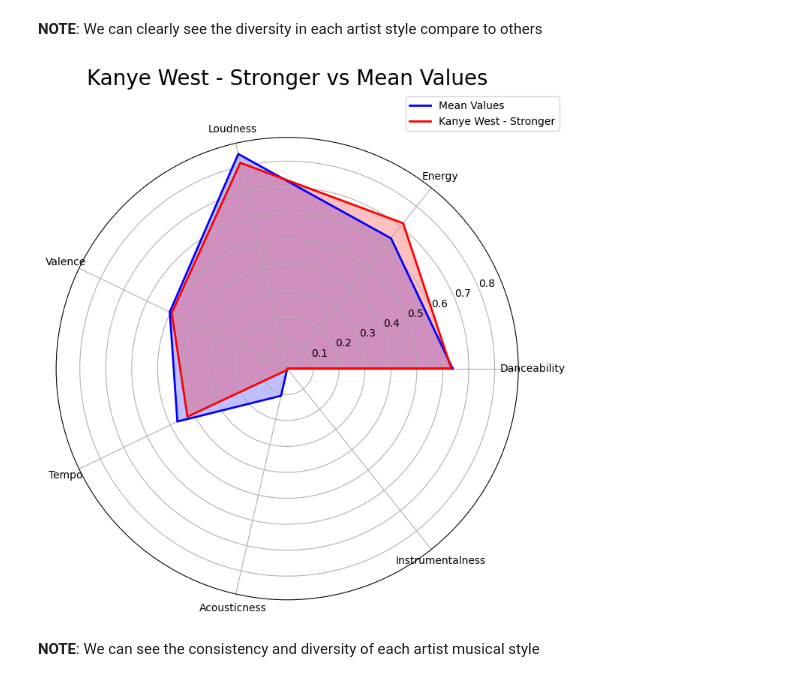
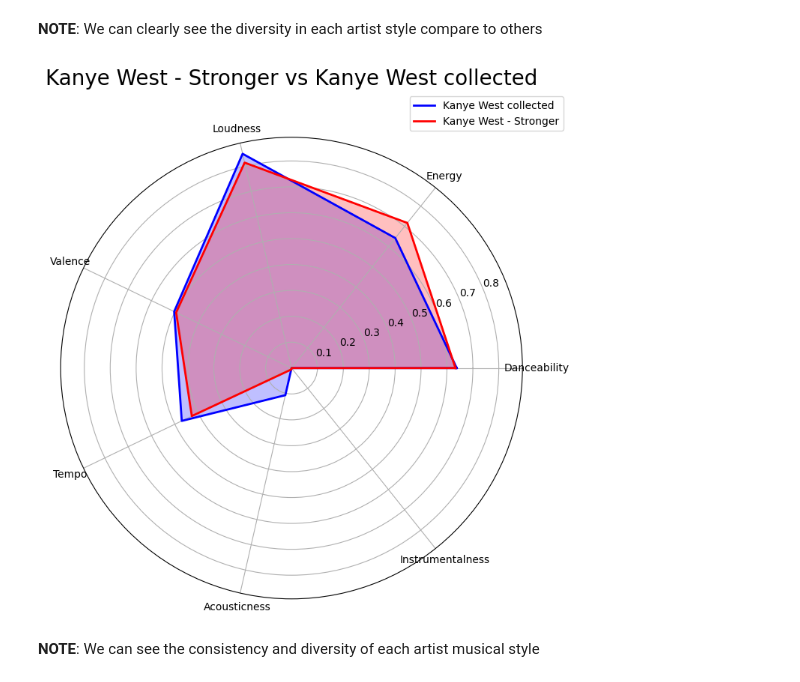
Before and after one commit to pvihung/Song_Analysis, a Jupyter notebook: EDA/SpotifyAnalysisUpdate.ipynb, the cells around one changed output. Cells and saved outputs as stored; diff of their text form; code cells hidden in the pictures.

```diff
--- a/EDA/SpotifyAnalysisUpdate.ipynb
+++ b/EDA/SpotifyAnalysisUpdate.ipynb
@@ -361,33 +361,31 @@ stats = (songs_scaled[(songs_scaled['Artist'] == 'Kanye West') & (songs_scaled['
 # %%
 labels = cols
 mean_values = art_mean.values.tolist()
 stats_values = stats.values.tolist()
 
 mean_values += mean_values[:1]
 stats_values += stats_values[:1]
 
 angles = np.linspace(0, 2 * np.pi, len(labels), endpoint=False).tolist()
 angles += angles[:1]
 
 fig, ax = plt.subplots(figsize=(8, 8), subplot_kw=dict(polar=True))
 
-# Radar chart 1: Mean Values
-ax.plot(angles, mean_values, color='blue', linewidth=2, label='Mean Values')
+ax.plot(angles, mean_values, color='blue', linewidth=2, label='Kanye West collected')
 ax.fill(angles, mean_values, color='blue', alpha=0.25)
 
-# Radar chart 2: Stats (Stronger)
 ax.plot(angles, stats_values, color='red', linewidth=2, label='Kanye West - Stronger')
 ax.fill(angles, stats_values, color='red', alpha=0.25)
 
 ax.set_xticks(angles[:-1])
 ax.set_xticklabels(labels)
 
-plot_title = 'Kanye West - Stronger vs Mean Values'
+plot_title = 'Kanye West - Stronger vs Kanye West collected'
 plt.title(plot_title, size=20, color='black', y=1.1)
 plt.legend(loc='upper right', bbox_to_anchor=(1.1, 1.1))
 plt.show()
 # %% [output]
-[figure, old version]
+[figure, new version]
 # %% [markdown]
 **NOTE**: We can see the consistency and diversity of each artist musical style
 # %%
```
